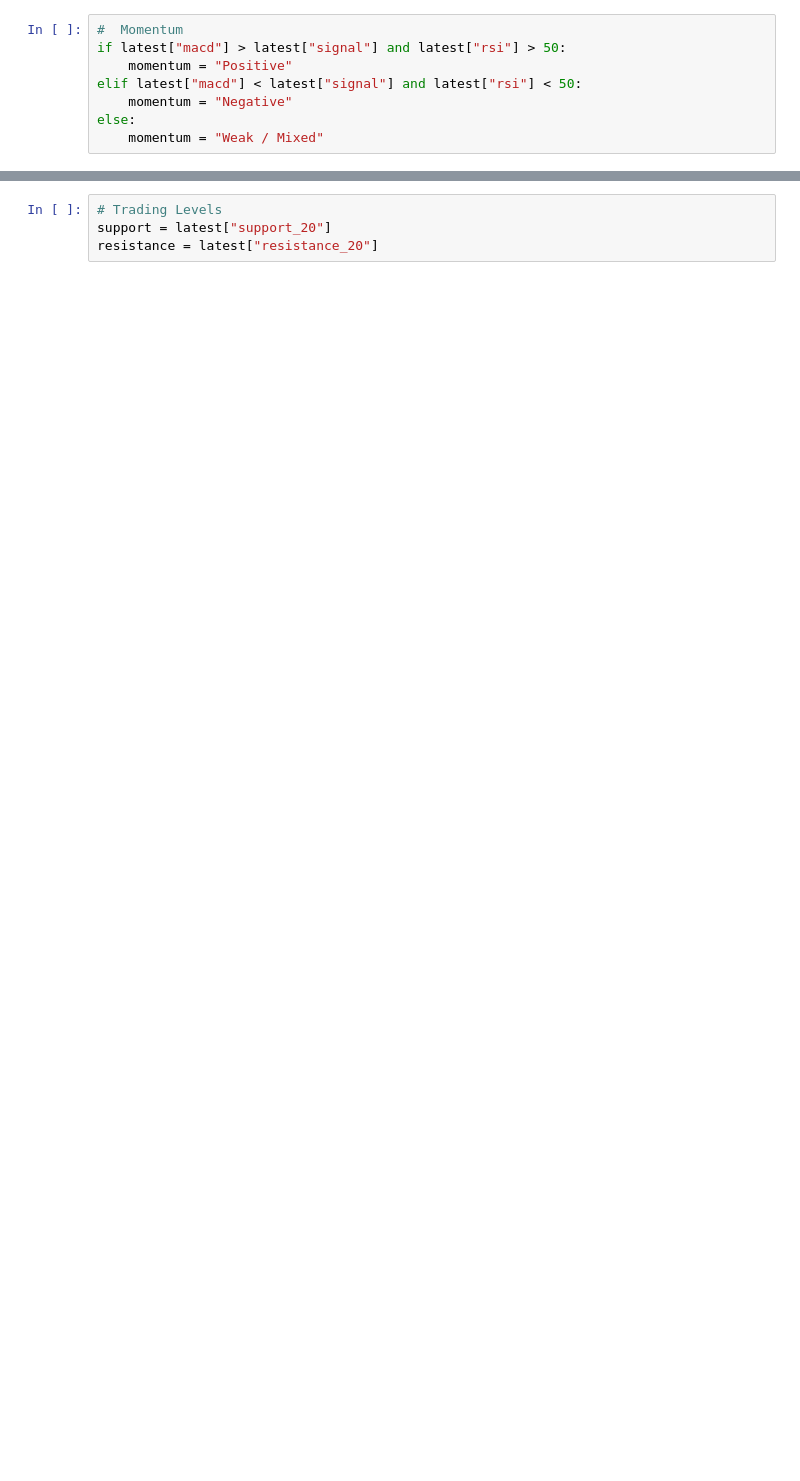
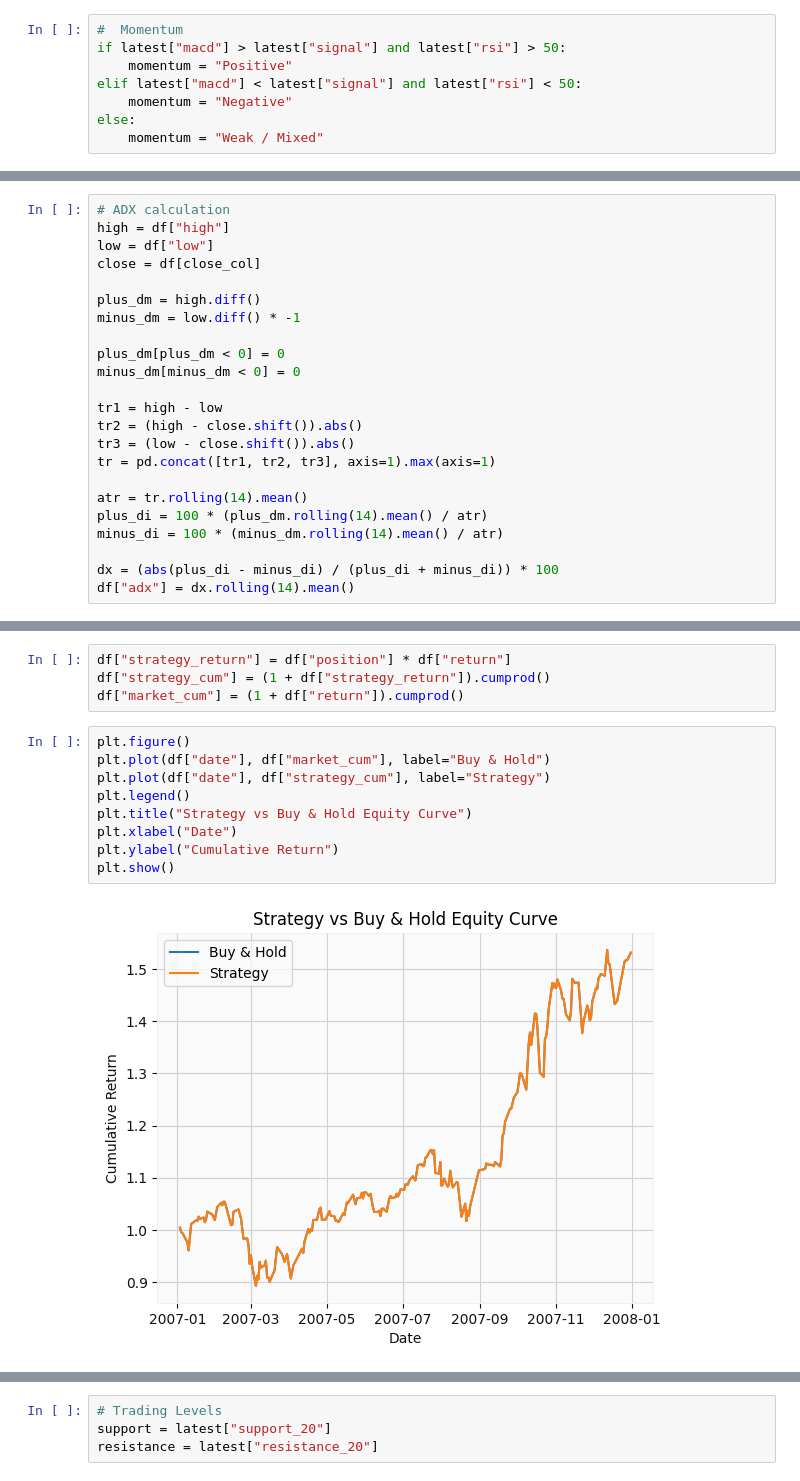
Before and after one commit to Goal48/NIFTY_Data_Analysis, a Jupyter notebook: NIFTY50.ipynb, the cells around one changed output, grey strips where cells are left out. Drawn from its saved outputs; the diff is of its cells as text; blank space fills up the shorter version.

```diff
--- a/NIFTY50.ipynb
+++ b/NIFTY50.ipynb
@@ -390,0 +508,23 @@ else:
+# %%
+# ADX calculation
+high = df["high"]
+low = df["low"]
+close = df[close_col]
+
+plus_dm = high.diff()
+minus_dm = low.diff() * -1
+
+plus_dm[plus_dm < 0] = 0
+minus_dm[minus_dm < 0] = 0
+
+tr1 = high - low
+tr2 = (high - close.shift()).abs()
+tr3 = (low - close.shift()).abs()
+tr = pd.concat([tr1, tr2, tr3], axis=1).max(axis=1)
+
+atr = tr.rolling(14).mean()
+plus_di = 100 * (plus_dm.rolling(14).mean() / atr)
+minus_di = 100 * (minus_dm.rolling(14).mean() / atr)
+
+dx = (abs(plus_di - minus_di) / (plus_di + minus_di)) * 100
+df["adx"] = dx.rolling(14).mean()
@@ -390,0 +549,15 @@ else:
+# %%
+df["strategy_return"] = df["position"] * df["return"]
+df["strategy_cum"] = (1 + df["strategy_return"]).cumprod()
+df["market_cum"] = (1 + df["return"]).cumprod()
+# %%
+plt.figure()
+plt.plot(df["date"], df["market_cum"], label="Buy & Hold")
+plt.plot(df["date"], df["strategy_cum"], label="Strategy")
+plt.legend()
+plt.title("Strategy vs Buy & Hold Equity Curve")
+plt.xlabel("Date")
+plt.ylabel("Cumulative Return")
+plt.show()
+# %% [output]
+[figure, added]
```
Also changed, not shown: parts of 37 cells of this notebook.
